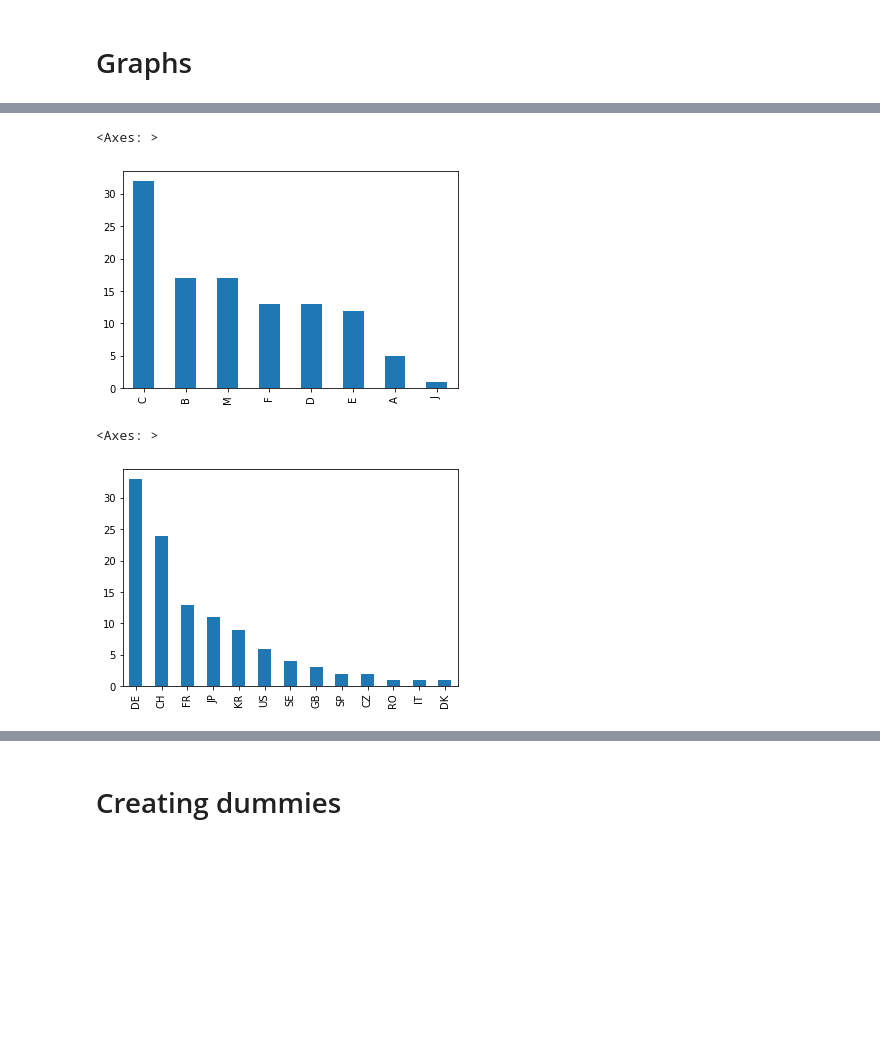
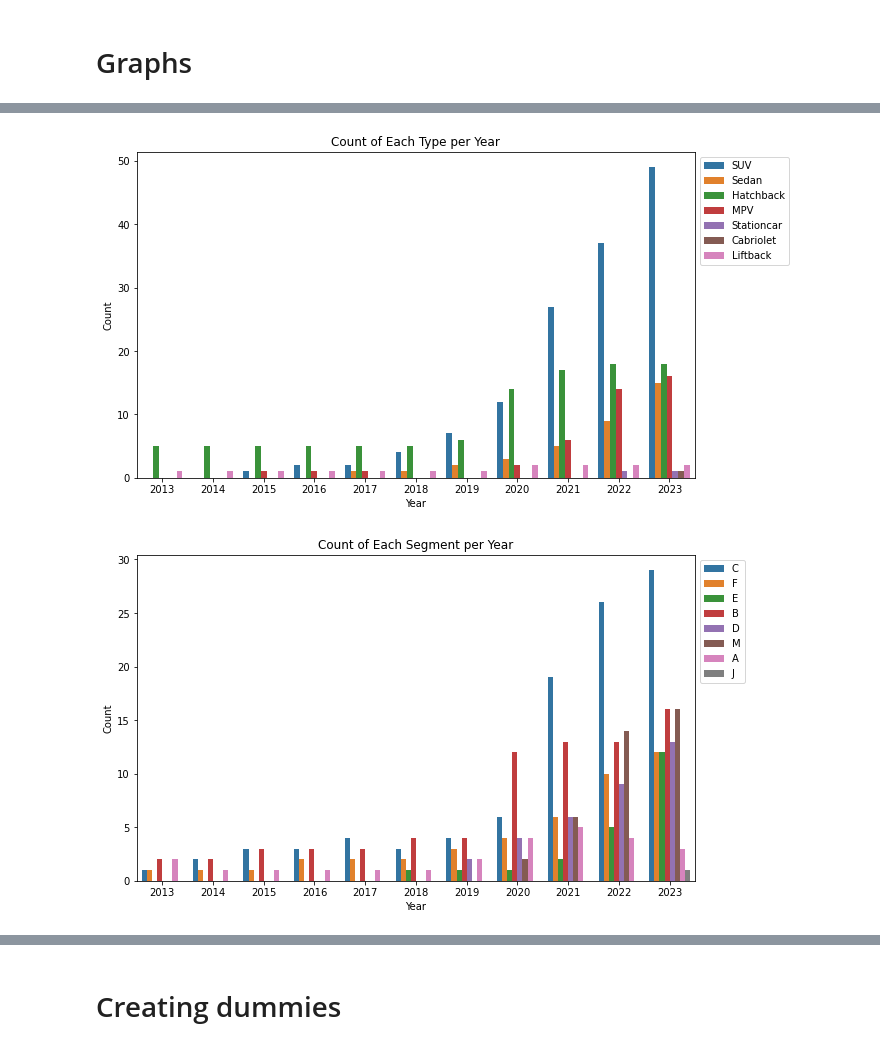
Before and after one commit to Mikkelbos/Bachelor, a Jupyter notebook: V_kode.ipynb, the cells around one changed output, grey strips where cells are left out. Drawn from its saved outputs; the diff is of its cells as text; code cells hidden in the pictures; blank space fills up the shorter version.

```diff
--- a/V_kode.ipynb
+++ b/V_kode.ipynb
@@ -26,10 +42,20 @@ df.rename(columns={'Fast charge (min)':'ChargeTime'},inplace=True)
-# %%
-(df['Segment'].value_counts() / 11).plot(kind='bar')
-# %% [output]
-<Axes: >
-[figure, removed]
-# %%
-(df['Country'].value_counts() / 11).plot(kind='bar')
-# %% [output]
-<Axes: >
-[figure, removed]
+# %%
+plt.figure(figsize=(10, 6))
+sns.countplot(x='year', hue='Type', data=data)
+plt.title('Count of Each Type per Year')
+plt.xlabel('Year')
+plt.ylabel('Count')
+plt.legend(loc='upper left', bbox_to_anchor=(1, 1))
+plt.show()
+# %% [output]
+[figure, added]
+# %%
+plt.figure(figsize=(10, 6))
+sns.countplot(x='year', hue='Segment', data=data)
+plt.title('Count of Each Segment per Year')
+plt.xlabel('Year')
+plt.ylabel('Count')
+plt.legend(loc='upper left', bbox_to_anchor=(1, 1))
+plt.show()
+# %% [output]
+[figure, added]
```
Also changed, not shown: parts of 16 cells of this notebook.
